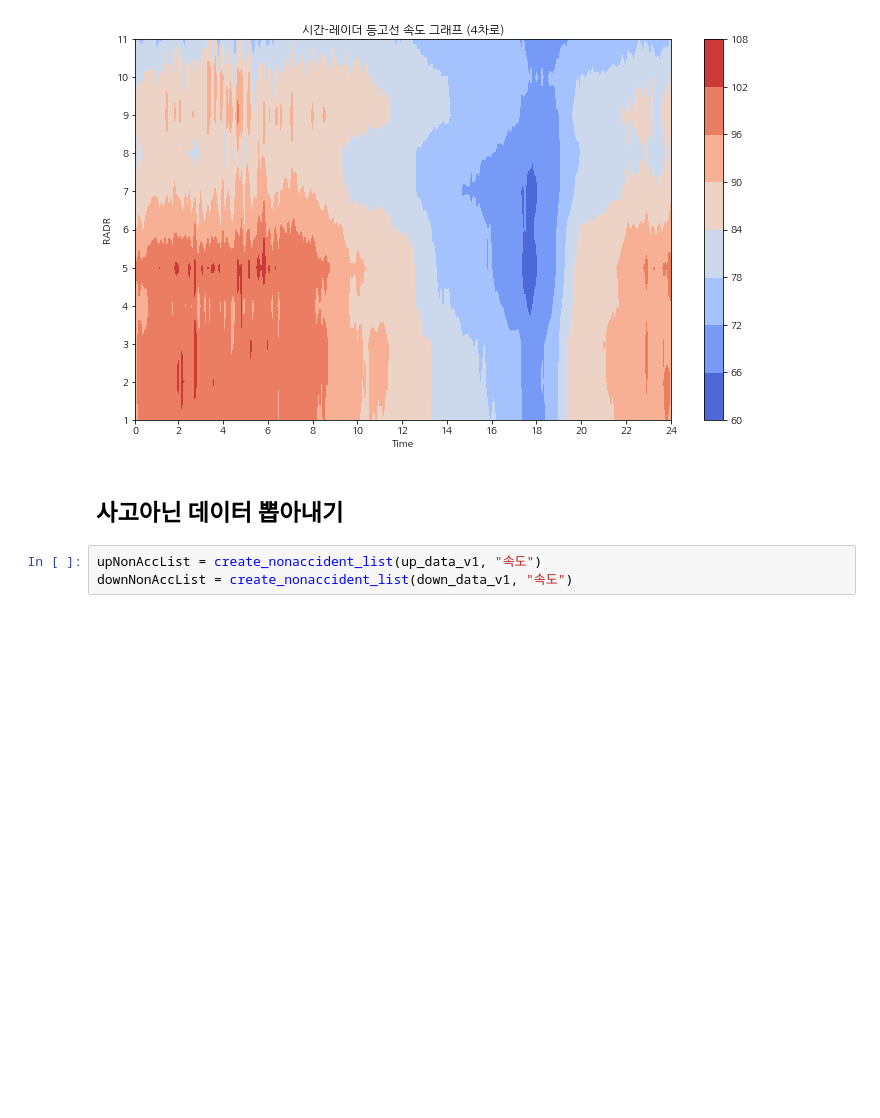
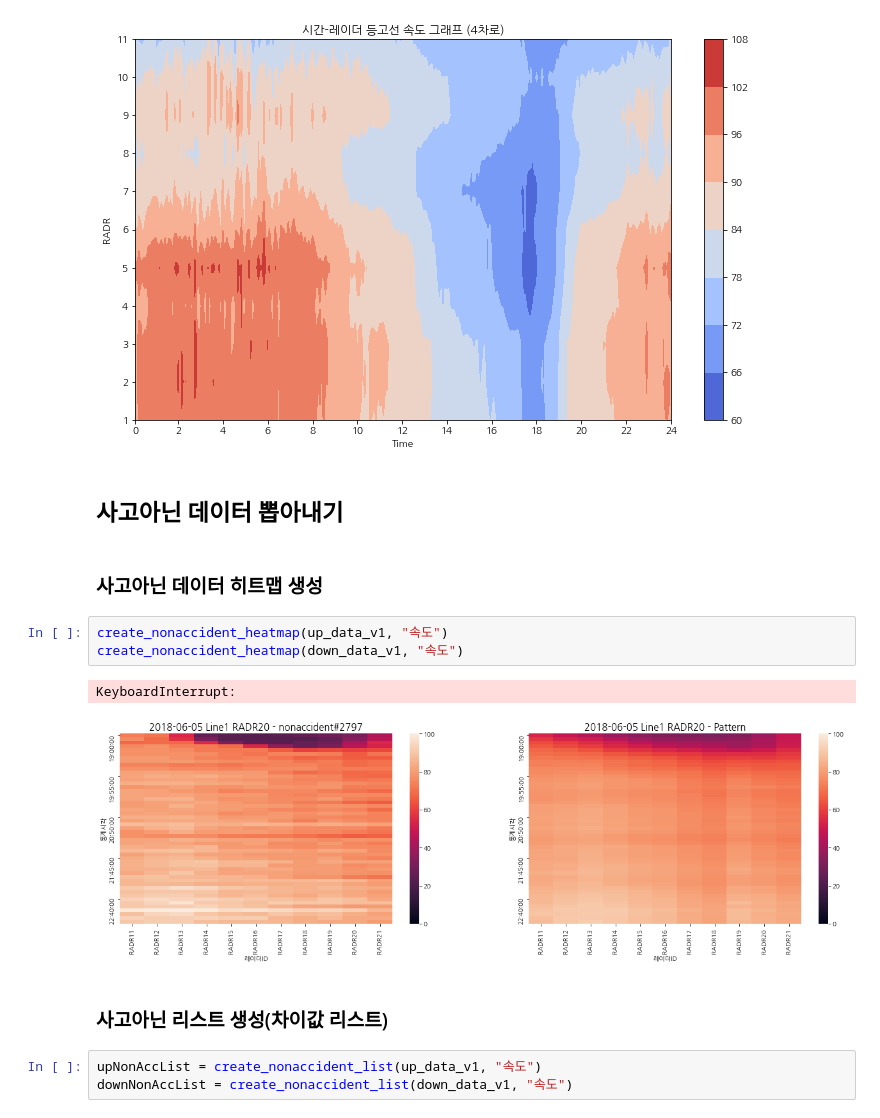
Before and after one commit to bok9504/Lab_work, a Jupyter notebook: 1. 데이터 분석.ipynb, the cells around one changed output. Cells and saved outputs as stored; diff of their text form; blank space fills up the shorter version.

```diff
--- a/1. 데이터 분석.ipynb
+++ b/1. 데이터 분석.ipynb
@@ -66,6 +93,16 @@ create_3D_Graph(up_data_v1, 4, "속도")
 [figure]
 # %% [markdown]
 ## 사고아닌 데이터 뽑아내기
+# %% [markdown]
+### 사고아닌 데이터 히트맵 생성
+# %%
+create_nonaccident_heatmap(up_data_v1, "속도")
+create_nonaccident_heatmap(down_data_v1, "속도")
+# %% [output]
+KeyboardInterrupt:
+[figure, added]
+# %% [markdown]
+### 사고아닌 리스트 생성(차이값 리스트)
 # %%
 upNonAccList = create_nonaccident_list(up_data_v1, "속도")
 downNonAccList = create_nonaccident_list(down_data_v1, "속도")
```
Also changed, not shown: parts of 8 cells of this notebook, 1 other file.
